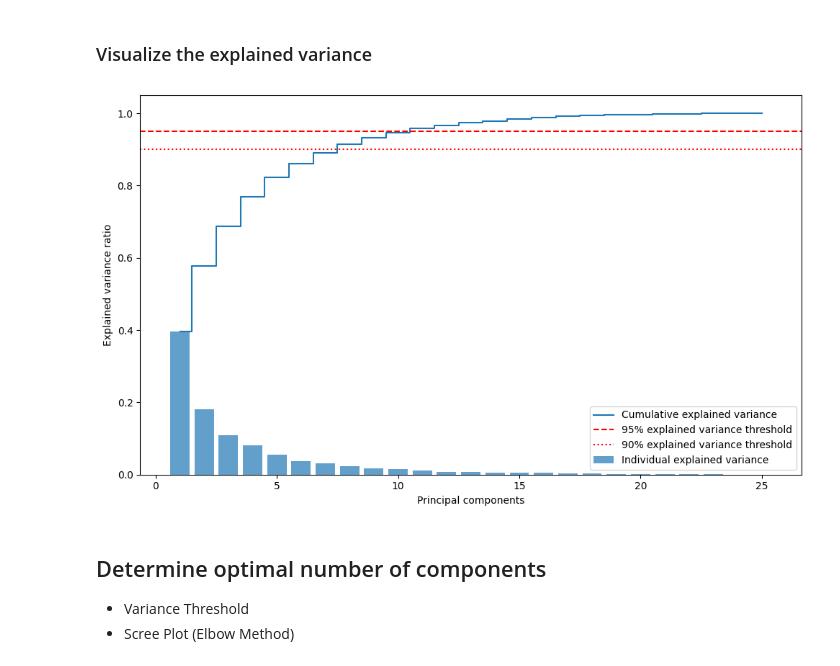
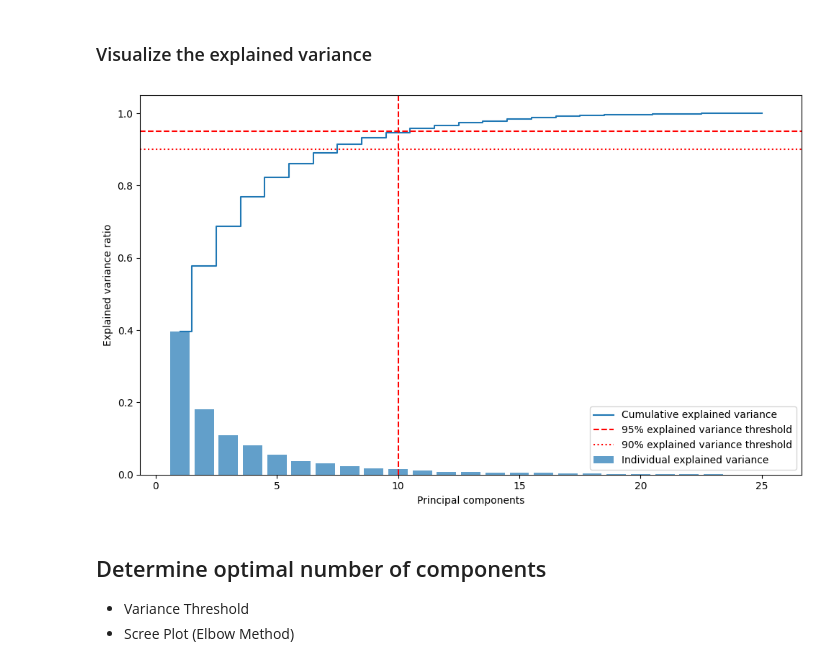
Before and after one commit to NAICNO/BioNT_Module2_handson, a Jupyter notebook: content/1.Notebook_PCA_n_Clustering.ipynb, the cells around one changed output. Saved outputs shown, nothing was run; the diff lists cells and outputs as text; code cells hidden in the pictures.

```diff
--- a/content/1.Notebook_PCA_n_Clustering.ipynb
+++ b/content/1.Notebook_PCA_n_Clustering.ipynb
@@ -21,5 +29,5 @@ from sklearn.metrics import silhouette_score
 # %%
-data = pd.read_csv('test_data/pca_clustering/BRCA_Drug_sensitivity_test_data.csv')
+data = pd.read_csv('BRCA_Drug_sensitivity_test_data.csv')
 data.head()
 # %% [output]
 |  | Patient ID | bendamustine | ML320 | BRD-K14844214 | leptomycin B | Compound 23 citrate | BRD4132 | ... |
@@ -406,17 +399,18 @@ Cumulative explained variance: [0.39574826 0.57747273 0.68626358 0.76803924 0.82
 # %%
 # Visualize the explained variance
 plt.figure(figsize=(10, 6))
 plt.bar(range(1, len(explained_variance_ratio) + 1), explained_variance_ratio, alpha=0.7, label='Individual explained variance')
 plt.step(range(1, len(cumulative_explained_variance) + 1), cumulative_explained_variance, where='mid', label='Cumulative explained variance')
 plt.ylabel('Explained variance ratio')
 plt.xlabel('Principal components')
 plt.axhline(y=0.95, color='r', linestyle='--', label='95% explained variance threshold')
+plt.axvline(x=10, color='r', linestyle='--')
 plt.axhline(y=0.90, color='r', linestyle='dotted', label='90% explained variance threshold')
 plt.legend(loc='best')
 plt.tight_layout()
 plt.show()
 # %% [output]
-[figure, old version]
+[figure, new version]
 # %% [markdown]
 ## Determine optimal number of components
 
```
Also changed, not shown: parts of 16 cells of this notebook.
